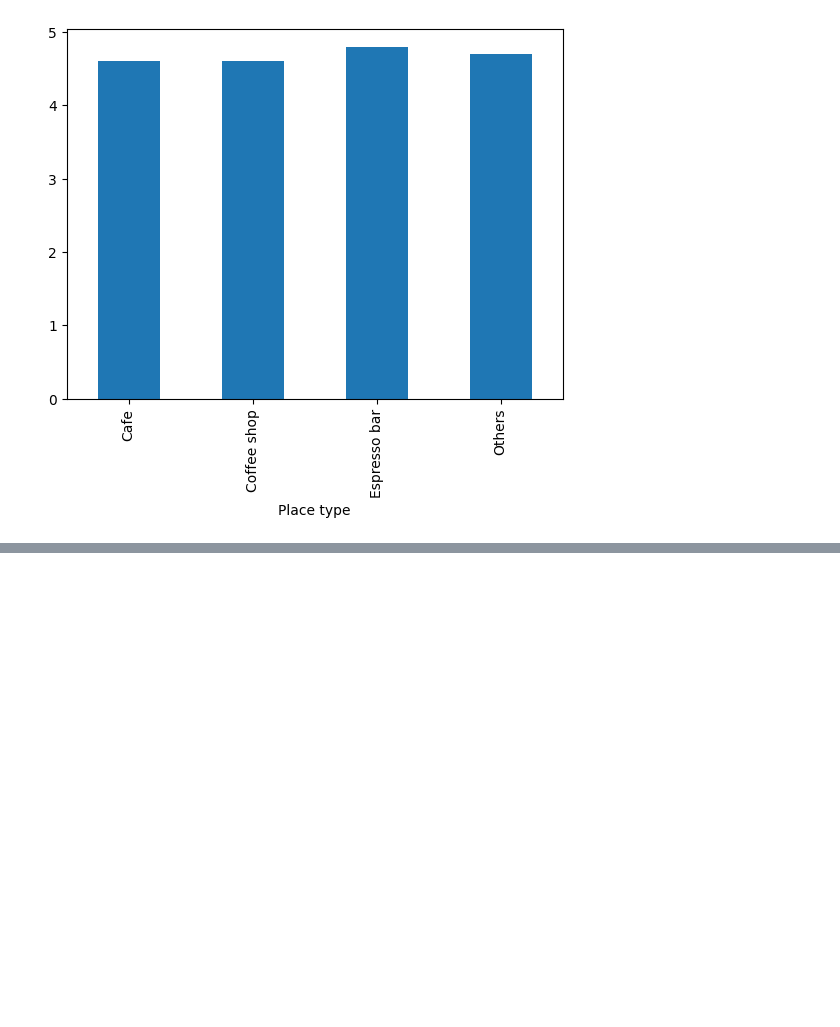
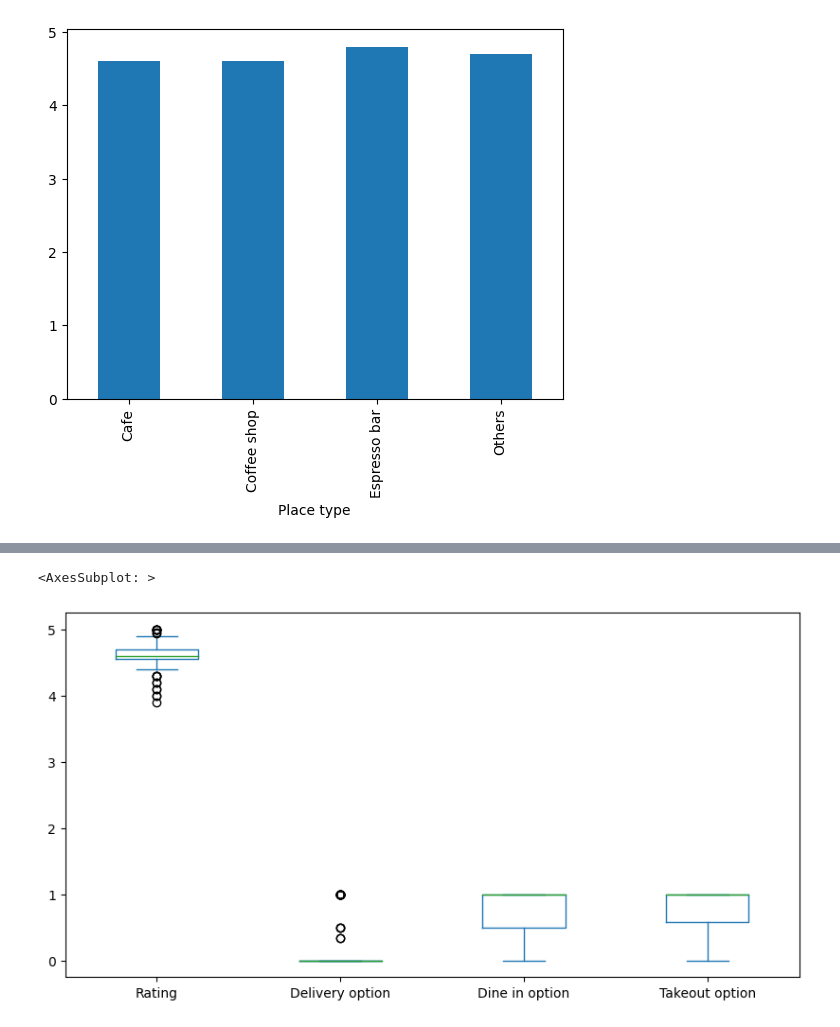
Before and after one commit to eusoulucas/coffee_shop_data_insight, a Jupyter notebook: analysis.ipynb, the cells around one changed output, grey strips where cells are left out. Saved outputs shown, nothing was run; the diff lists cells and outputs as text; code cells hidden in the pictures; blank space fills up the shorter version.

```diff
--- a/analysis.ipynb
+++ b/analysis.ipynb
@@ -116,0 +142,5 @@ coffeeDF[coffeeDF['Place name'].isin(top_reviews.index)].groupby('Place type').m
+# %%
+coffeeDF.groupby('Reviews') .mean().plot(kind='box', figsize=(10,5))
+# %% [output]
+<AxesSubplot: >
+[figure, added]
```
Also changed, not shown: parts of 4 cells of this notebook, 1 other file.
